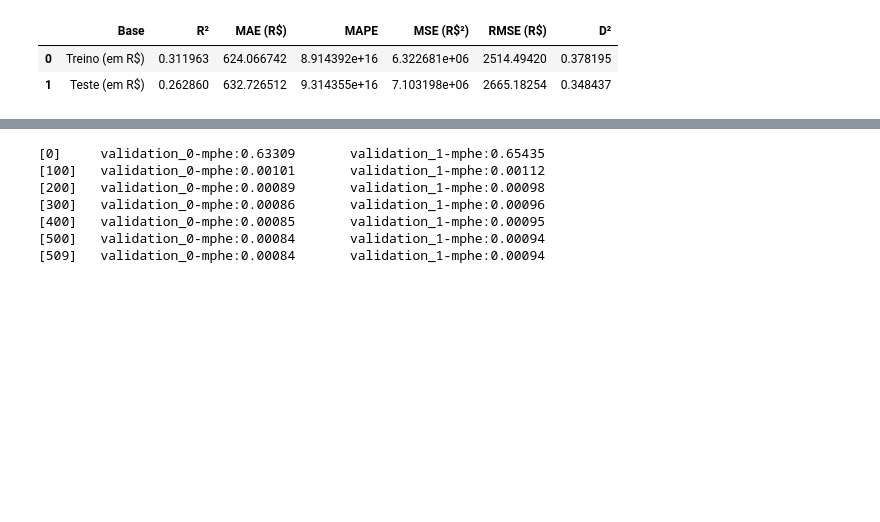
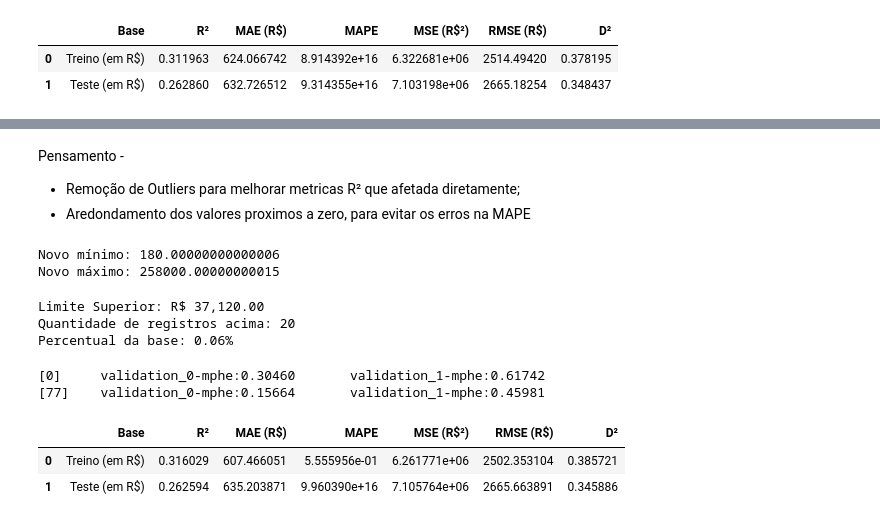
Before and after one commit to oscardasilva0/mestrado_censo_reduzido, a Jupyter notebook: ml.ipynb, the cells around one changed output, grey strips where cells are left out. Cells and saved outputs as stored; diff of their text form; code cells hidden in the pictures; blank space fills up the shorter version.

```diff
--- a/ml.ipynb
+++ b/ml.ipynb
@@ -483,7 +504,7 @@ from xgboost import XGBRegressor
 
 params = {
     'n_estimators': 600,
-    'learning_rate': 0.8,
+    'learning_rate': 0.2,
     'max_depth': 6,
     'objective':"reg:absoluteerror",
 }
@@ -744,19 +758,3 @@ avaliar_metricas(y_train, y_pred_train,  y_test,  y_pred_test)
 |  | Base | R² | MAE (R$) | MAPE | MSE (R$²) | RMSE (R$) | D² |
 | 0 | Treino (em R$) | 0.311963 | 624.066742 | 8.914392e+16 | 6.322681e+06 | 2514.49420 | 0.378195 |
 | 1 | Teste (em R$) | 0.262860 | 632.726512 | 9.314355e+16 | 7.103198e+06 | 2665.18254 | 0.348437 |
-# %%
-import gc
-
-try:
-    del X_train, X_test, y_train, y_test
-except NameError:
-    pass
-gc.collect()
-
-X_reduzido = df.drop(columns=['renda_V7616' , 'peso_P001', 'AREAP'] + importancias.head(30)["Feature"].tolist())
-
-X_treino, X_test, y_treino, y_test = train_test_split(
-    X_reduzido, Y, test_size=0.33, random_state=42)
-
-
-X_train, X_val, y_train, y_val = train_test_split(X_treino, y_treino, test_size=0.2, random_state=42)
@@ -786,32 +763,74 @@ memory usage: 2.1 MB
+# %% [markdown]
+Pensamento -
+- Remoção de Outliers para melhorar metricas R² que afetada diretamente;
+- Aredondamento dos valores proximos a zero, para evitar os erros na MAPE
+# %%
+from scipy.stats import zscore
+
+y_train_real = np.expm1(y_train)
+# 1. Calcula o Z-score no y_train na escala REAL
+z_scores = zscore(y_train_real, nan_policy='omit')
+
+# 2. Pega o menor e o maior valor REAL que não são outliers (limite 4)
+limite_inf = y_train_real[(z_scores >= -0.36) & (y_train_real > 0)].min()
+# limite_sup = y_train_real[z_scores <= 12].max()
+
+# 3. Substitui os 360 outliers pelos últimos valores válidos
+y_train_tratado = y_train_real.clip(lower=limite_inf)
+
+print(f"Novo mínimo: {y_train_tratado.min()}")
+print(f"Novo máximo: {y_train_tratado.max()}")
+# %% [output]
+Novo mínimo: 180.00000000000006
+Novo máximo: 258000.00000000015
+# %%
+limite_sup = y_train_real[z_scores <12].max()
+
+# 1. Quantidade absoluta
+qtd_acima = (y_train_real > limite_sup).sum()
+
+# 2. Percentual da base
+pct_acima = (y_train_real > limite_sup).mean() * 100
+
+print(f"Limite Superior: R$ {limite_sup:,.2f}")
+print(f"Quantidade de registros acima: {qtd_acima}")
+print(f"Percentual da base: {pct_acima:.2f}%")
+# %% [output]
+Limite Superior: R$ 37,120.00
+Quantidade de registros acima: 20
+Percentual da base: 0.06%
+# %%
+y_train_tratado =np.log1p(y_train_tratado)
 # %%
 params = {
     'n_estimators': 6000,
-    'learning_rate': 0.05,
+    'learning_rate': 0.3,
     'max_depth': 6,
     'objective':"reg:absoluteerror",
 }
 reg = XGBRegressor(
     enable_categorical=True,
     random_state=42,
     tree_method="hist",
     eval_metric="mphe",
     early_stopping_rounds=50,
     **params
 
 )
 
+
+
 reg.fit(
-    X_train, y_train,
-    eval_set=[(X_train, y_train), (X_val, y_val)],
+    X_train, y_train_tratado,
+    eval_set=[(X_train, y_train_tratado), (X_val, y_val)],
     verbose=100  # Mostra o progresso a cada 100 iterações (use False para ocultar)
 )
 y_pred_train = reg.predict(X_train)
 y_pred_test = reg.predict(X_test)
+avaliar_metricas(y_train_tratado, y_pred_train, y_test , y_pred_test)
 # %% [output]
-[0]     validation_0-mphe:0.63309       validation_1-mphe:0.65435
-[100]   validation_0-mphe:0.00101       validation_1-mphe:0.00112
-[200]   validation_0-mphe:0.00089       validation_1-mphe:0.00098
-[300]   validation_0-mphe:0.00086       validation_1-mphe:0.00096
-[400]   validation_0-mphe:0.00085       validation_1-mphe:0.00095
-[500]   validation_0-mphe:0.00084       validation_1-mphe:0.00094
-[509]   validation_0-mphe:0.00084       validation_1-mphe:0.00094
+[0]     validation_0-mphe:0.30460       validation_1-mphe:0.61742
+[77]    validation_0-mphe:0.15664       validation_1-mphe:0.45981
+|  | Base | R² | MAE (R$) | MAPE | MSE (R$²) | RMSE (R$) | D² |
+| 0 | Treino (em R$) | 0.316029 | 607.466051 | 5.555956e-01 | 6.261771e+06 | 2502.353104 | 0.385721 |
+| 1 | Teste (em R$) | 0.262594 | 635.203871 | 9.960390e+16 | 7.105764e+06 | 2665.663891 | 0.345886 |
```
Also changed, not shown: parts of 33 cells of this notebook, 6 other files.
